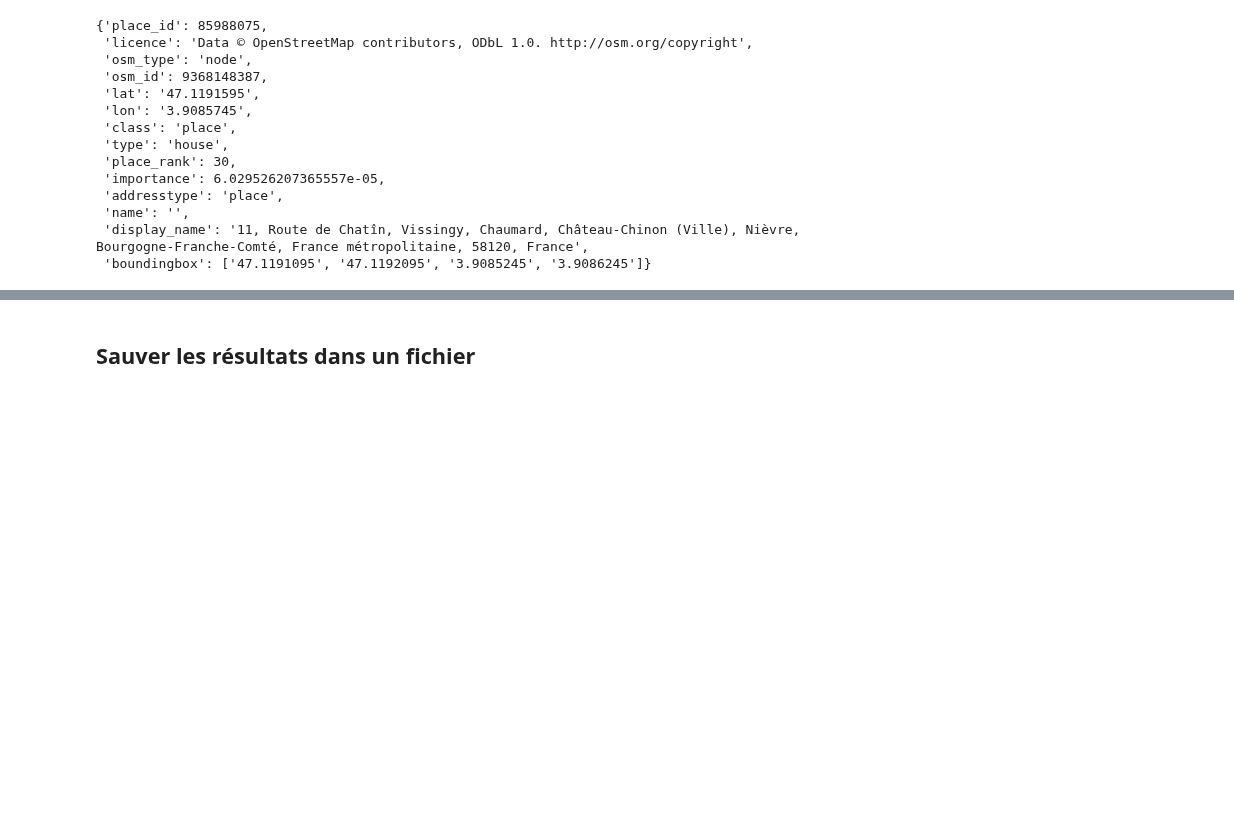
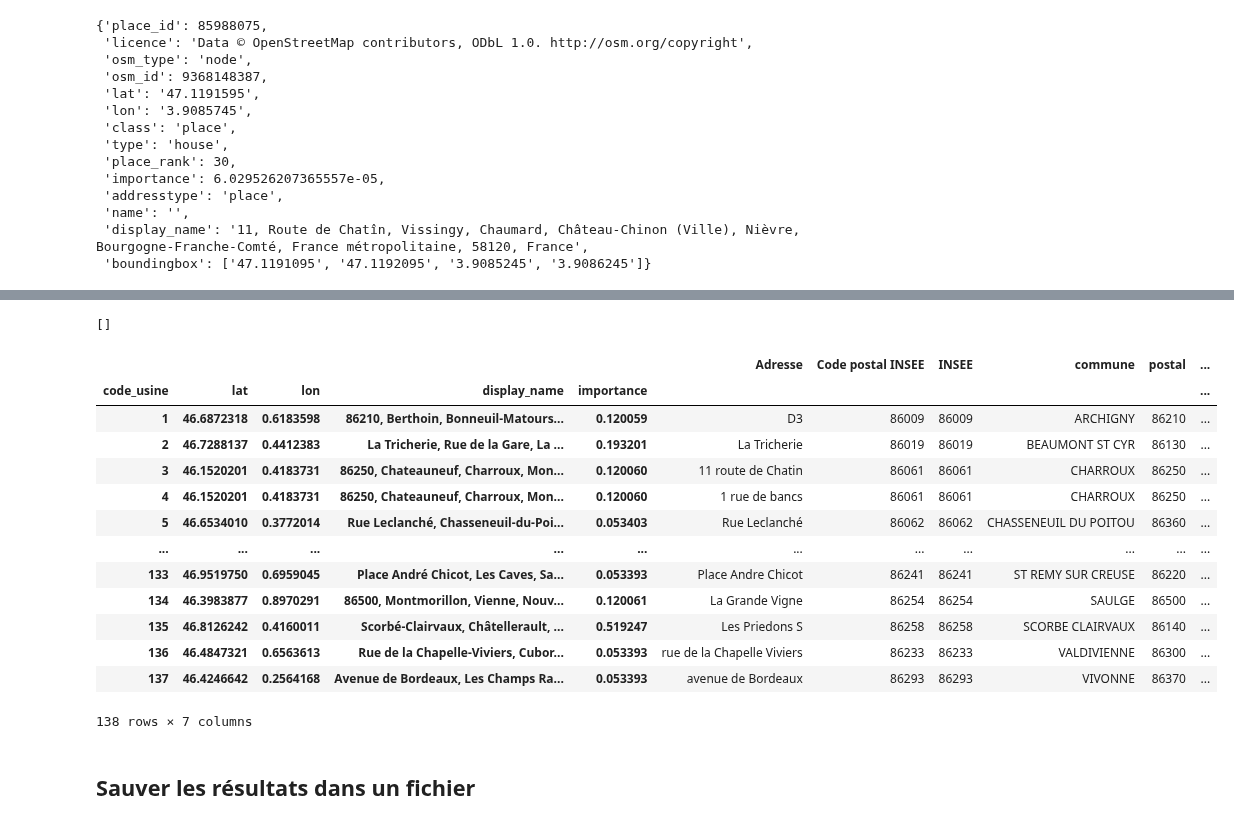
Before and after one commit to cplumejeaud/M2_python, a Jupyter notebook: notebooks/10_geocoding.ipynb, the cells around one changed output, grey strips where cells are left out. Saved outputs shown, nothing was run; the diff lists cells and outputs as text; code cells hidden in the pictures; blank space fills up the shorter version.

```diff
--- a/notebooks/10_geocoding.ipynb
+++ b/notebooks/10_geocoding.ipynb
@@ -200,0 +395,6 @@ GeocoderUnavailable: HTTPSConnectionPool(host='nominatim.openstreetmap.org', por
+# %%
+#code_usine	Adresse	Code postal INSEE	INSEE	commune	postal	Ligne_5
+ageocoder = (usines[['Adresse  ', 'postal', 'commune']]).drop_duplicates(keep = 'first')
+print(ageocoder.shape) #(130, 3)
+
+ageocoder.head()
@@ -200,0 +458,4 @@ GeocoderUnavailable: HTTPSConnectionPool(host='nominatim.openstreetmap.org', por
+# %%
+failed
+# %% [output]
+[]
@@ -200,0 +468,17 @@ GeocoderUnavailable: HTTPSConnectionPool(host='nominatim.openstreetmap.org', por
+# %%
+usines_complet.groupby(['code_usine', 'lat',	'lon', 'display_name', 'importance']).first()
+# %% [output]
+|  |  |  |  |  | Adresse | Code postal INSEE | INSEE | commune | postal | ... |
+| code_usine | lat | lon | display_name | importance |  |  |  |  |  | ... |
+| 1 | 46.6872318 | 0.6183598 | 86210, Berthoin, Bonneuil-Matours... | 0.120059 | D3 | 86009 | 86009 | ARCHIGNY | 86210 | ... |
+| 2 | 46.7288137 | 0.4412383 | La Tricherie, Rue de la Gare, La ... | 0.193201 | La Tricherie | 86019 | 86019 | BEAUMONT ST CYR | 86130 | ... |
+| 3 | 46.1520201 | 0.4183731 | 86250, Chateauneuf, Charroux, Mon... | 0.120060 | 11 route de Chatin | 86061 | 86061 | CHARROUX | 86250 | ... |
+| 4 | 46.1520201 | 0.4183731 | 86250, Chateauneuf, Charroux, Mon... | 0.120060 | 1 rue de bancs | 86061 | 86061 | CHARROUX | 86250 | ... |
+| 5 | 46.6534010 | 0.3772014 | Rue Leclanché, Chasseneuil-du-Poi... | 0.053403 | Rue Leclanché | 86062 | 86062 | CHASSENEUIL DU POITOU | 86360 | ... |
+| ... | ... | ... | ... | ... | ... | ... | ... | ... | ... | ... |
+| 133 | 46.9519750 | 0.6959045 | Place André Chicot, Les Caves, Sa... | 0.053393 | Place Andre Chicot | 86241 | 86241 | ST REMY SUR CREUSE | 86220 | ... |
+| 134 | 46.3983877 | 0.8970291 | 86500, Montmorillon, Vienne, Nouv... | 0.120061 | La Grande Vigne | 86254 | 86254 | SAULGE | 86500 | ... |
+| 135 | 46.8126242 | 0.4160011 | Scorbé-Clairvaux, Châtellerault, ... | 0.519247 | Les Priedons S | 86258 | 86258 | SCORBE CLAIRVAUX | 86140 | ... |
+| 136 | 46.4847321 | 0.6563613 | Rue de la Chapelle-Viviers, Cubor... | 0.053393 | rue de la Chapelle Viviers | 86233 | 86233 | VALDIVIENNE | 86300 | ... |
+| 137 | 46.4246642 | 0.2564168 | Avenue de Bordeaux, Les Champs Ra... | 0.053393 | avenue de Bordeaux | 86293 | 86293 | VIVONNE | 86370 | ... |
+138 rows × 7 columns
```
Also changed, not shown: parts of 54 cells of this notebook.
